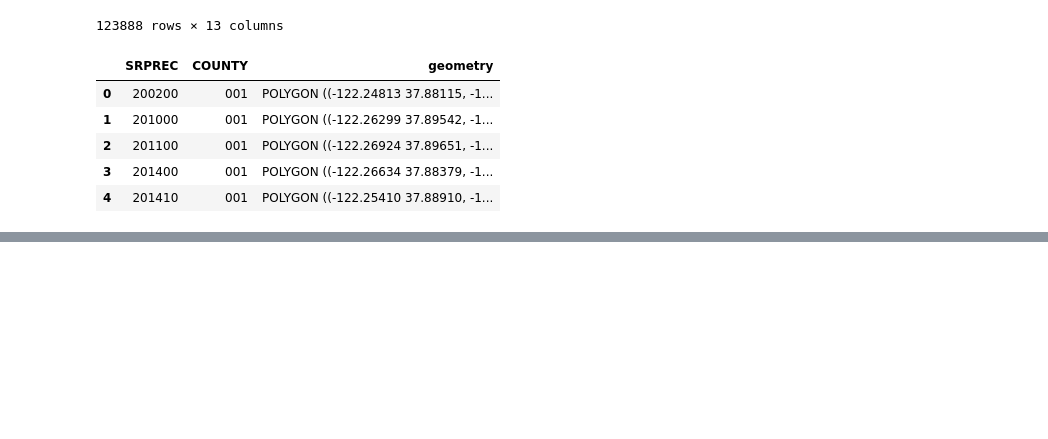
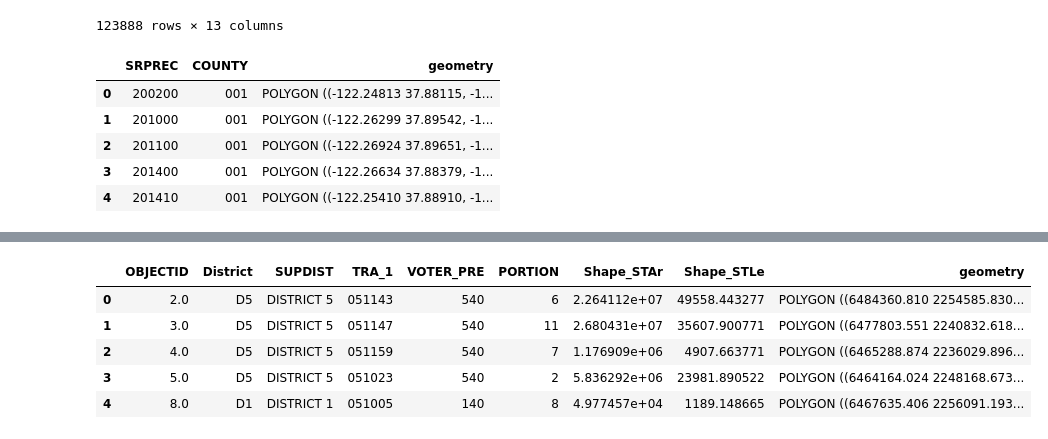
Before and after one commit to talevy42/cadsa-research, a Jupyter notebook: scripts/Collate Results.ipynb, the cells around one changed output, grey strips where cells are left out. Saved outputs shown, nothing was run; the diff lists cells and outputs as text; code cells hidden in the pictures; blank space fills up the shorter version.

```diff
--- a/scripts/Collate Results.ipynb
+++ b/scripts/Collate Results.ipynb
@@ -321,3 +304,14 @@ for district, results in county_results.items():
     results['district'] = district
     data = {k: results[k] for k in write_cols}
     writer.writerow(data)
+# %%
+county = "Calaveras"
+precs = gpd.read_file(f"../shapefiles/2020_Primary_03/{county}_County/Voter_Precincts033019.shp")
+precs.head()
+# %% [output]
+|  | OBJECTID | District | SUPDIST | TRA_1 | VOTER_PRE | PORTION | Shape_STAr | Shape_STLe | geometry |
+| 0 | 2.0 | D5 | DISTRICT 5 | 051143 | 540 | 6 | 2.264112e+07 | 49558.443277 | POLYGON ((6484360.810 2254585.830... |
+| 1 | 3.0 | D5 | DISTRICT 5 | 051147 | 540 | 11 | 2.680431e+07 | 35607.900771 | POLYGON ((6477803.551 2240832.618... |
+| 2 | 4.0 | D5 | DISTRICT 5 | 051159 | 540 | 7 | 1.176909e+06 | 4907.663771 | POLYGON ((6465288.874 2236029.896... |
+| 3 | 5.0 | D5 | DISTRICT 5 | 051023 | 540 | 2 | 5.836292e+06 | 23981.890522 | POLYGON ((6464164.024 2248168.673... |
+| 4 | 8.0 | D1 | DISTRICT 1 | 051005 | 140 | 8 | 4.977457e+04 | 1189.148665 | POLYGON ((6467635.406 2256091.193... |
```
Also changed, not shown: parts of 9 cells of this notebook, 1 other file.
